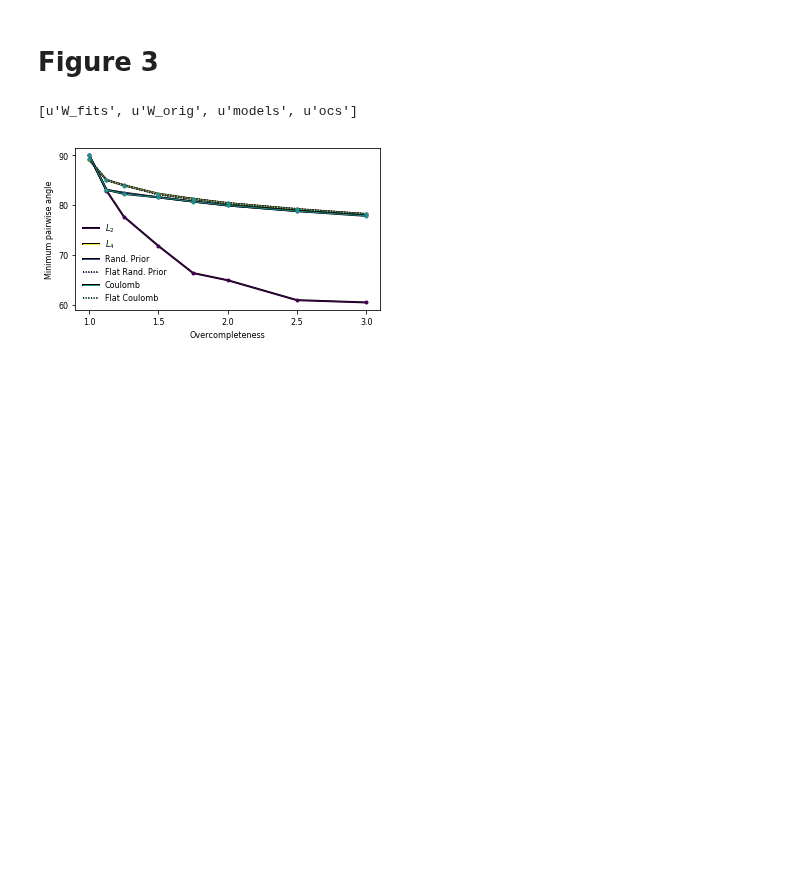
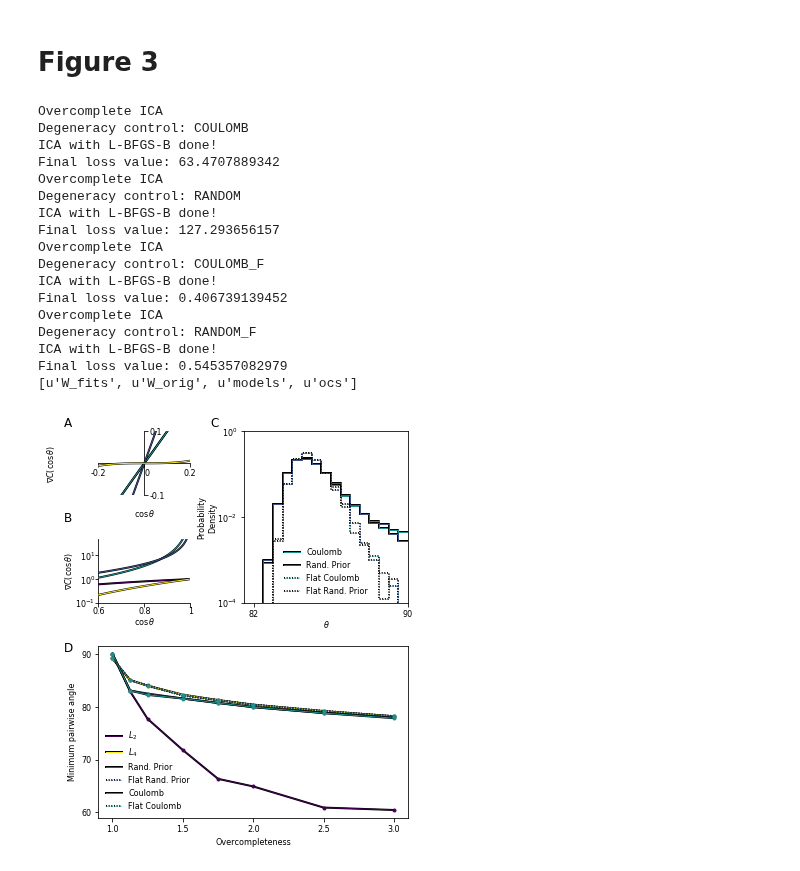
Before and after one commit to JesseLivezey/oc_ica, a Jupyter notebook: notebooks/figs_1_2_3.ipynb, the cells around one changed output. Saved outputs shown, nothing was run; the diff lists cells and outputs as text; code cells hidden in the pictures; blank space fills up the shorter version.

```diff
--- a/notebooks/figs_1_2_3.ipynb
+++ b/notebooks/figs_1_2_3.ipynb
@@ -41,47 +41,25 @@ Final loss value: 127.28908852
 [figure]
 # %% [markdown]
 # Figure 3
-# %%
-f_name = ('/home/jesse/Development/results/oc_ica/data_free_sources-32/' +
-        'data_free-32_sources-96_ocs-1.0_1.125_1.25_1.5_1.75_2.0_2.5_3.0' +
-        '_models-2_4_RANDOM_RANDOM_F_COULOMB_COULOMB_F.h5')
-
-with h5py.File(f_name) as f:
-    print f.keys()
-    W_fits = f['W_fits'].value
-    W_orig = f['W_orig'].value
-    models = f['models'].value
-    ocs = f['ocs'].value
-_, _, n_iter, _, n_mixtures = W_fits.shape
-
-min_coherence = np.zeros((len(models), len(ocs), n_iter))
-
-for ii, model in enumerate(models):
-    for jj, oc in enumerate(ocs):
-        for kk in range(n_iter):
-            n_sources = int(float(oc) * n_mixtures)
-            min_coherence[ii, jj, kk] = compute_angles(W_fits[ii, jj, kk, :n_sources]).min()
-# %% [output]
-[u'W_fits', u'W_orig', u'models', u'ocs']
-# %%
-f, ax = plt.subplots(1, figsize=(5, 3))
-x = [float(y) for y in ocs]
-for ii, model in enumerate(models):
-#    if model in ['2', '4', 'COULOMB']:
-        ax.plot(x, np.median(min_coherence[ii, :], axis=-1), styles.line_styles[model],
-                label=styles.labels[model], c = styles.colors[model], lw=styles.lw,
-               path_effects=[pe.Stroke(linewidth=styles.lw+1, foreground='k'), pe.Normal()])
-        ax.plot(x, np.median(min_coherence[ii, :], axis=-1), '.',
-                c = styles.colors[model])
-ax.set_xlabel('Overcompleteness', fontsize=styles.label_fontsize)
-ax.set_ylabel('Minimum pairwise angle', fontsize=styles.label_fontsize)
-ax.set_yticks([60, 70, 80, 90])
-ax.set_xticks([1, 1.5, 2, 2.5, 3])
-ax.tick_params(labelsize=styles.ticklabel_fontsize)
-ax.legend(frameon=False, fontsize=styles.legend_fontsize)
-f.tight_layout()
-#ax.set_yscale('log')
-plt.savefig('/home/jesse/Downloads/appendix1.pdf')
-plt.show()
-# %% [output]
-[figure, removed]
+# %%
+reload(plotting)
+plotting.plot_figure3(f_name, '/home/jesse/Downloads/figure3.pdf', n_iter=1)
+# %% [output]
+Overcomplete ICA
+Degeneracy control: COULOMB
+ICA with L-BFGS-B done!
+Final loss value: 63.4707889342
+Overcomplete ICA
+Degeneracy control: RANDOM
+ICA with L-BFGS-B done!
+Final loss value: 127.293656157
+Overcomplete ICA
+Degeneracy control: COULOMB_F
+ICA with L-BFGS-B done!
+Final loss value: 0.406739139452
+Overcomplete ICA
+Degeneracy control: RANDOM_F
+ICA with L-BFGS-B done!
+Final loss value: 0.545357082979
+[u'W_fits', u'W_orig', u'models', u'ocs']
+[figure, added]
```
Also changed, not shown: 1 other file.
